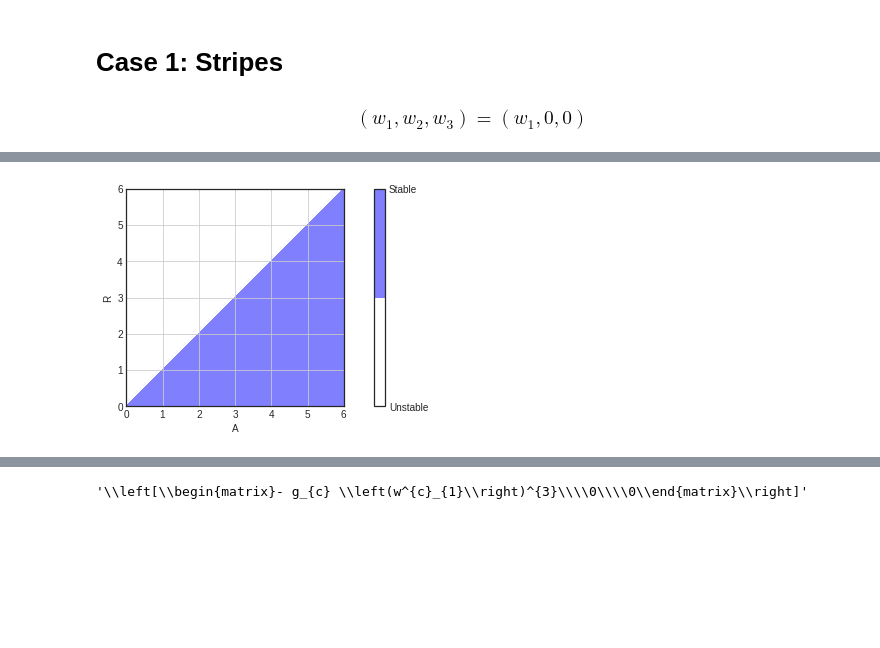
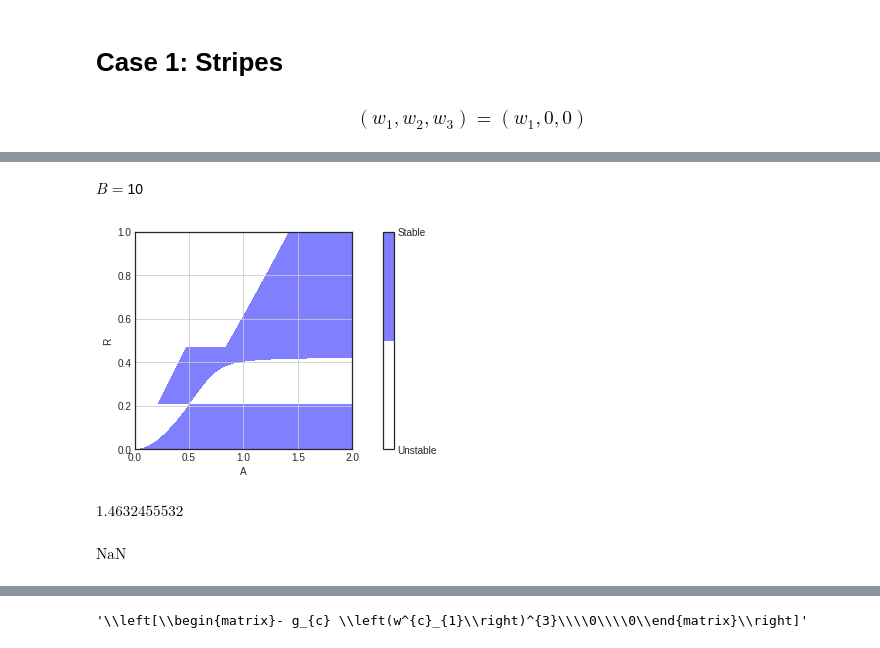
Before and after one commit to rpazuki/morpho_repo, a Jupyter notebook: amplitude_method/Amplitude_method_Brusselator_model.ipynb, the cells around one changed output, grey strips where cells are left out. Saved outputs shown, nothing was run; the diff lists cells and outputs as text; code cells hidden in the pictures; blank space fills up the shorter version.

```diff
--- a/amplitude_method/Amplitude_method_Brusselator_model.ipynb
+++ b/amplitude_method/Amplitude_method_Brusselator_model.ipynb
@@ -491,6 +495,11 @@ Dominant eigenvalue $\lambda =$ $- \frac{A^{2}}{2} + \frac{B}{2} - \frac{R r}{2}
 # %%
 lambda_c = diff(dominant_eigenval, B).subs([(T, T_c), (B, B_c), (r, 1)]).simplify().cancel().factor()
 terms = lambda_c.as_terms()[1][1].as_terms()[1][2].args[0]
-lambda_c = lambda_c.subs(terms, terms.factor()).subs(Abs(A-R), A-R).subs(Abs(A+R), A+R).simplify()
+lambda_c = lambda_c.subs(terms,
+                         terms.factor()
+                  ).subs(Abs(A-R),
+                         A-R
+                  ).subs(Abs(A+R),
+                         A+R).simplify() * (B-B_c)
 lprint(r"$\lambda_c =$ {0}", lambda_c)
 # %% [output]
@@ -614,3 +623,8 @@ lprint(r"$\frac{d w_{3}}{d t} = $ {0}", eq_3)
 $\frac{d w_{1}}{d t} = $ $\Gamma_{c} w_{2} w_{3} - g_{c} w_{1} \left(\kappa_{c} \left(w_{2}^{2} + w_{3}^{2}\right) + w_{1}^{2}\right) + w_{1} λ_{c}$
 $\frac{d w_{2}}{d t} = $ $\Gamma_{c} w_{1} w_{3} - g_{c} w_{2} \left(\kappa_{c} \left(w_{1}^{2} + w_{3}^{2}\right) + w_{2}^{2}\right) + w_{2} λ_{c}$
 $\frac{d w_{3}}{d t} = $ $\Gamma_{c} w_{1} w_{2} - g_{c} w_{3} \left(\kappa_{c} \left(w_{1}^{2} + w_{2}^{2}\right) + w_{3}^{2}\right) + w_{3} λ_{c}$
+# %%
+F_amp = Matrix([[eq_1],
+                [eq_2],
+                [eq_3]])
+F_amp
@@ -689,8 +705,6 @@ we just need to study the sign of $\lambda^{s}_2$.
 # %%
-λs_strip_max = λs_strip[1].subs([(Abs(sqrt(λ_c/g_c)), sqrt(λ_c/g_c))]
+λs_strip_max = λs_strip[2].subs([(Abs(sqrt(λ_c/g_c)), sqrt(λ_c/g_c))]
     ).subs([(gamma_c, Gamma),
             (g_c, g),
             (kappa_c, kappa),
             (λ_c, lambda_c)]).subs([(Abs(A-R), A-R), (Abs(A+R), A+R)])
-
-λs_strip_max_f = lambdify([A, R], λs_strip_max, 'numpy')
@@ -697,32 +767,57 @@ we just need to study the sign of $\lambda^{s}_2$.
 # %%
 # Create a meshgrid [-4, 4]x[-2, 4] for (A, B) domain
-L = 6
+L_A = 2
+L_R = 1
 A_size = 600
 R_size = 600
-A_axis = L * np.linspace(0, 1, A_size)+.00001
-R_axis = L * np.linspace(0, 1, R_size)
+A_axis = L_A * np.linspace(0, 1, A_size)+.00001
+R_axis = L_R * np.linspace(0, 1, R_size)
 A_grid, R_grid = np.meshgrid(A_axis, R_axis, sparse=False)
+
+
+B_val = 10#1.21
+lprint(r"$B=$" f"{B_val}")
+λs_strip_max_f = lambdify([A, R], λs_strip_max.subs(B, B_val), 'numpy')
 
 # Plotting
 fig = plt.figure(figsize=(11,4))
 plt.style.use('seaborn-white')
 
 # Numerically calculate the largest eigenvalues
 
 domain =np.real(λs_strip_max_f(np.complex64(A_grid), np.complex64(R_grid)))
-domain[domain > 0] = False
-domain[domain <= 0] = True
-domain[np.isnan(domain)] = False
+domain = np.where(domain <= 0, True, False)
+#domain[domain > 0] = False
+#domain[domain <= 0] = True
+#domain[np.isnan(domain)] = False
 
 domain2 = A_grid > R_grid
+#  B > B_c = (R+1)^2
+domain3 = R_grid < np.sqrt(B_val)-1
 
-domain_intersect = np.bool8(domain) & np.bool8(domain2)
+domain_intersect = np.bool8(domain) & np.bool8(domain2) & np.bool8(domain3)
 # plot the domain by using zero as the levelset
 ax = fig.add_subplot(111)
 #plot_two_levels(ax, np.float16(np.bool8(domain)), [0, L, 0, L], "A", "R", 0, ['Unstable', 'Stable'])
 #plot_two_levels(ax, np.float16(domain2), [0, L, 0, L], "A", "R", 0, ['Unstable', 'Stable'], color='red')
-plot_two_levels(ax, np.float16(domain_intersect), [0, L, 0, L], "A", "R", 0, ['Unstable', 'Stable'], color='blue')
+plot_two_levels(ax, np.float16(domain_intersect),
+               extent=[0, L_A, 0, L_R],
+                aspect=L_A/L_R,
+                xlabel="A",
+                ylabel="R",
+                level=0,
+                level_names=['Unstable', 'Stable'],
+                color='blue')
 
 plt.show()
 # %% [output]
+$B=$10
-[figure, old version]
+[figure, new version]
+# %%
+0.0632455532+1.4
+# %% [output]
+$\displaystyle 1.4632455532$
+# %%
+np.real(λs_strip_max_f(np.complex64(2), np.complex64(2.0)))
+# %% [output]
+$\displaystyle \text{NaN}$
```
Also changed, not shown: parts of 10 cells of this notebook, 8 other files.
